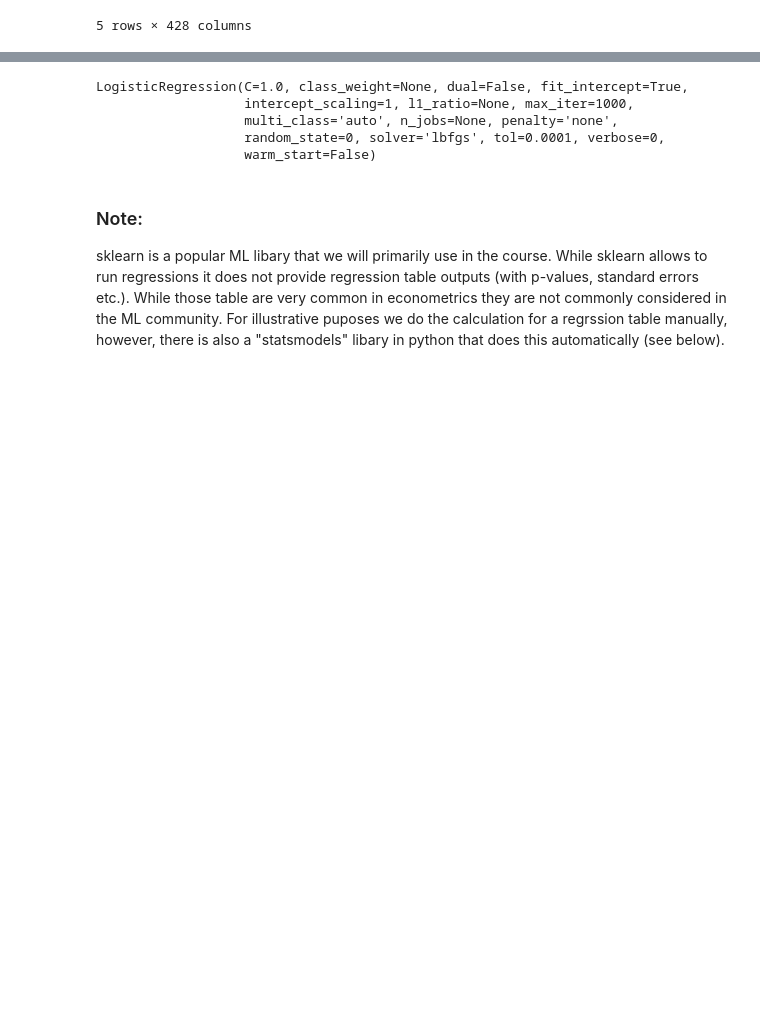
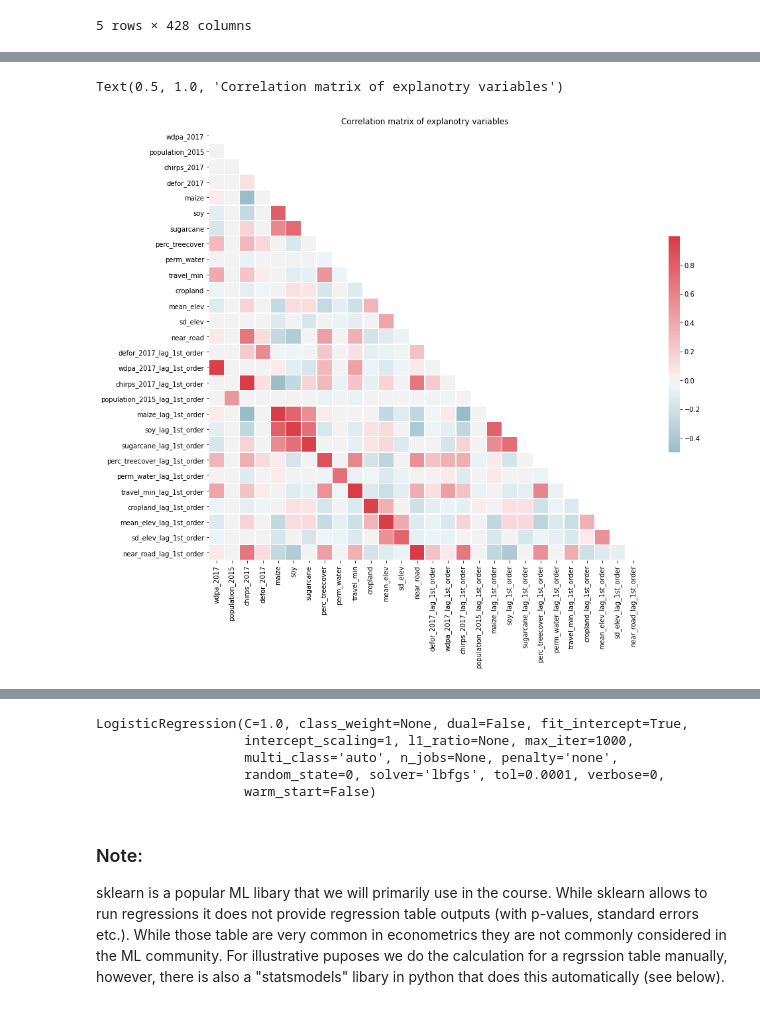
Before and after one commit to linmeishang/ML_course_Calabria2020, a Jupyter notebook: Calabria_labIntro.ipynb, the cells around one changed output, grey strips where cells are left out. Saved outputs shown, nothing was run; the diff lists cells and outputs as text; code cells hidden in the pictures; blank space fills up the shorter version.

```diff
--- a/Calabria_labIntro.ipynb
+++ b/Calabria_labIntro.ipynb
@@ -158,0 +183,14 @@ X =  df.loc[:,lstCols]
+# %%
+
+# Correlation between explanotry variables
+
+X_corr = X.corr()
+mask = np.triu(np.ones_like(X_corr, dtype=np.bool))
+f, ax = plt.subplots(figsize=(15, 12))
+cmap = sns.diverging_palette(220, 10, as_cmap=True)
+sns.heatmap(X_corr,mask=mask, cmap=cmap, center=0,
+            square=True, linewidths=.5, cbar_kws={"shrink": .5})
+plt.title("Correlation matrix of explanotry variables")
+# %% [output]
+Text(0.5, 1.0, 'Correlation matrix of explanotry variables')
+[figure, added]
```
Also changed, not shown: parts of 7 cells of this notebook.
